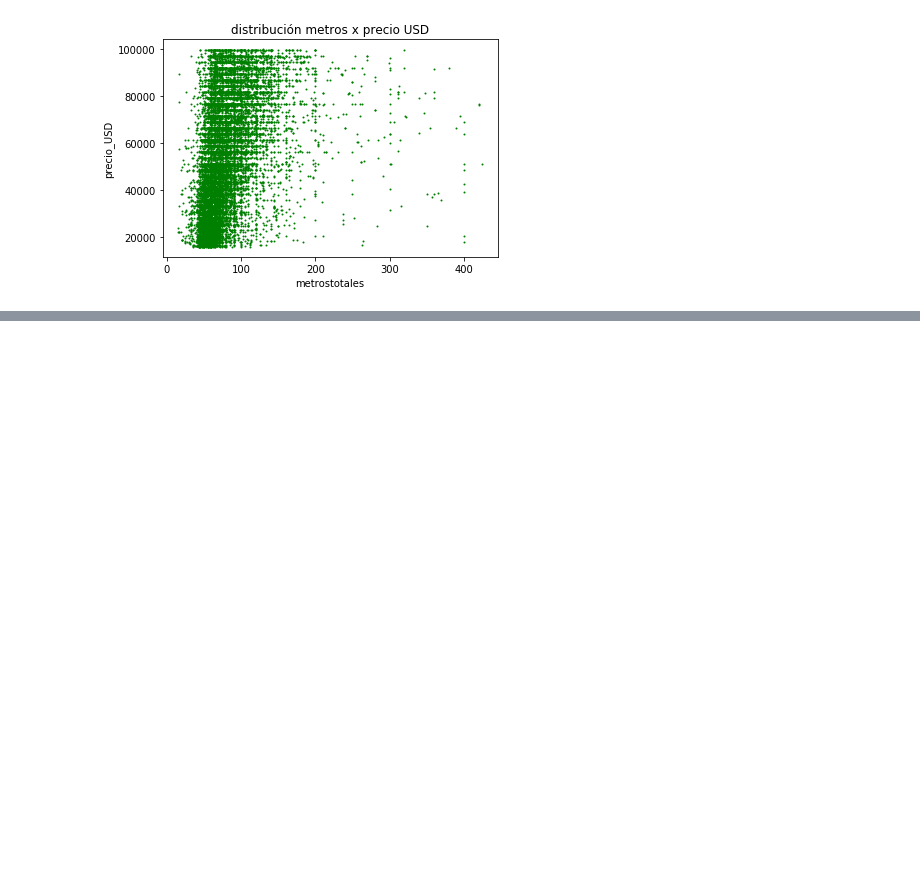
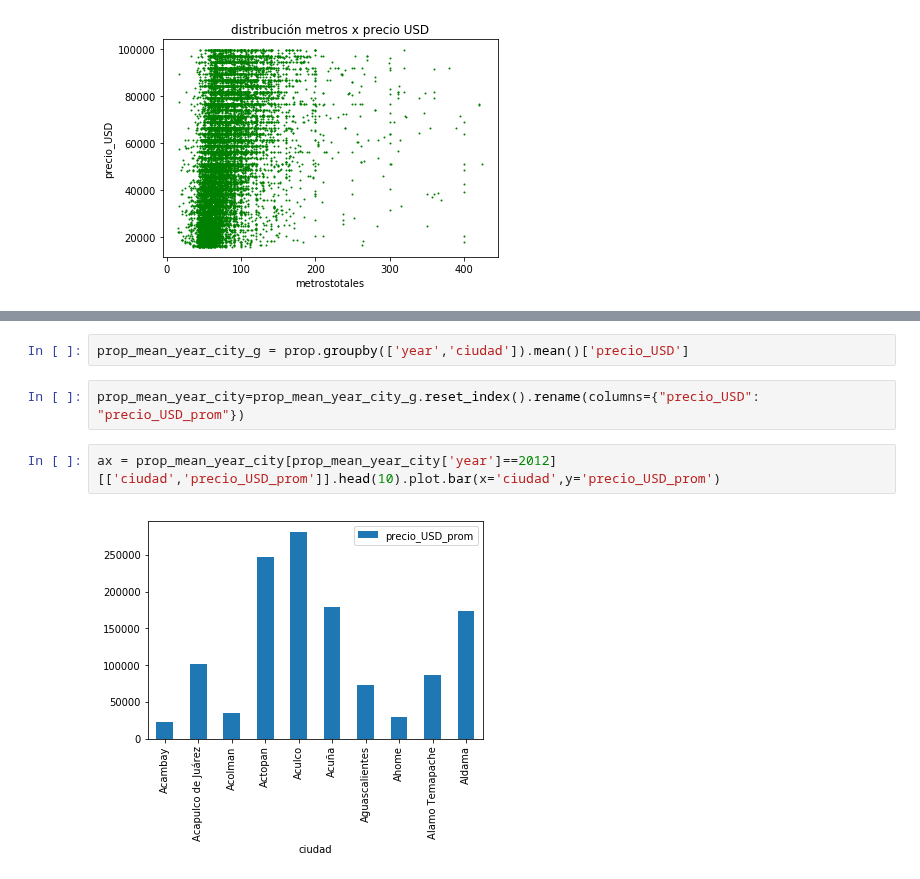
Before and after one commit to Alaneta/Datacones, a Jupyter notebook: Lucas/Analisis_exploratorio_1.ipynb, the cells around one changed output, grey strips where cells are left out. Cells and saved outputs as stored; diff of their text form; blank space fills up the shorter version.

```diff
--- a/Lucas/Analisis_exploratorio_1.ipynb
+++ b/Lucas/Analisis_exploratorio_1.ipynb
@@ -254,0 +338,8 @@ r4.sort_values('metrostotales').plot.scatter(x='metrostotales',y='precio_USD',s=
+# %%
+prop_mean_year_city_g = prop.groupby(['year','ciudad']).mean()['precio_USD']
+# %%
+prop_mean_year_city=prop_mean_year_city_g.reset_index().rename(columns={"precio_USD": "precio_USD_prom"})
+# %%
+ax = prop_mean_year_city[prop_mean_year_city['year']==2012][['ciudad','precio_USD_prom']].head(10).plot.bar(x='ciudad',y='precio_USD_prom')
+# %% [output]
+[figure, added]
```
Also changed, not shown: parts of 15 cells of this notebook, 1 other file.
